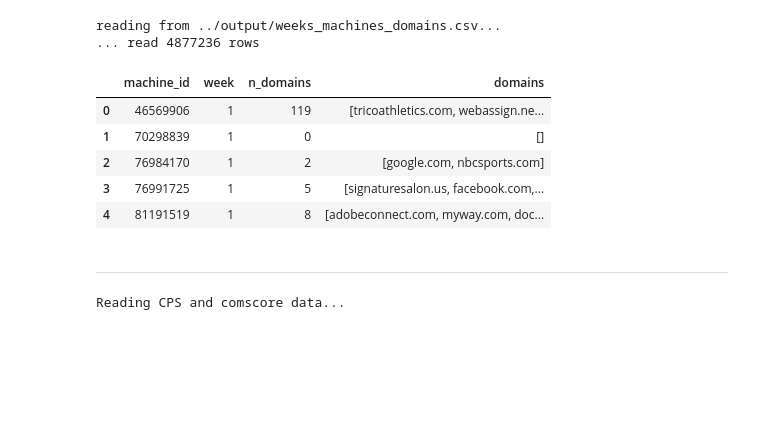
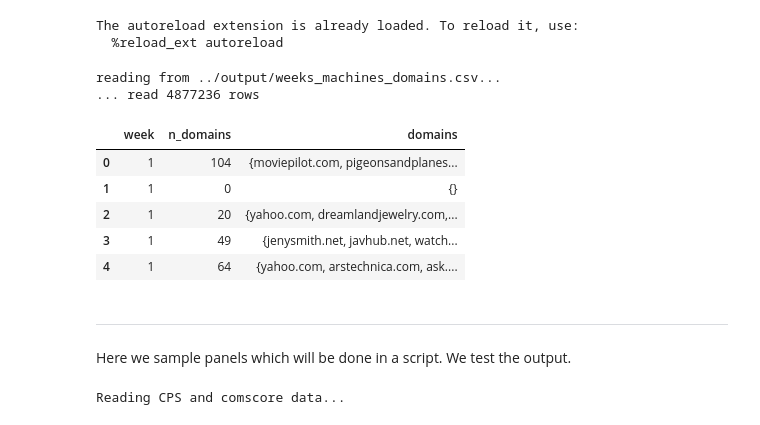
Before and after one commit to aberke/floc-analysis, a Jupyter notebook: notebooks/12.3 stratifying with good domains .ipynb, the cells around one changed output. Cells and saved outputs as stored; diff of their text form; code cells hidden in the pictures; blank space fills up the shorter version.

```diff
--- a/notebooks/12.3 stratifying with good domains .ipynb
+++ b/notebooks/12.3 stratifying with good domains .ipynb
@@ -2,6 +2,7 @@
 from datetime import datetime
 import sys
 sys.path.append('..')
+%load_ext autoreload
 %autoreload 2
 import matplotlib.pyplot as plt
 import numpy as np
@@ -9,8 +10,9 @@ import pandas as pd
 import floc
 
 from comscore.data import read_weeks_machines_domains
-
-sessions_fpath = '../data/comscore/2017/sessions.csv'
+# %% [output]
+The autoreload extension is already loaded. To reload it, use:
+  %reload_ext autoreload
 # %%
 weeks_machines_domains_fpath = '../output/weeks_machines_domains.csv'
 
@@ -25,12 +23,14 @@ machine_weeks_df = (wmd
-# %%
-machine_weeks_df.head()
-# %% [output]
-|  | machine_id | week | n_domains | domains |
-| 0 | 46569906 | 1 | 119 | [tricoathletics.com, webassign.ne... |
-| 1 | 70298839 | 1 | 0 | [] |
-| 2 | 76984170 | 1 | 2 | [google.com, nbcsports.com] |
-| 3 | 76991725 | 1 | 5 | [signaturesalon.us, facebook.com,... |
-| 4 | 81191519 | 1 | 8 | [adobeconnect.com, myway.com, doc... |
+# %%
+weeks_machines_domains_df.drop('machine_id', axis=1).head()
+# %% [output]
+|  | week | n_domains | domains |
+| 0 | 1 | 104 | {moviepilot.com, pigeonsandplanes... |
+| 1 | 1 | 0 | {} |
+| 2 | 1 | 20 | {yahoo.com, dreamlandjewelry.com,... |
+| 3 | 1 | 49 | {jenysmith.net, javhub.net, watch... |
+| 4 | 1 | 64 | {yahoo.com, arstechnica.com, ask.... |
 # %% [markdown]
 ---
+# %% [markdown]
+Here we sample panels which will be done in a script. We test the output.
 # %%
```
Also changed, not shown: parts of 26 cells of this notebook, 2 other files.
